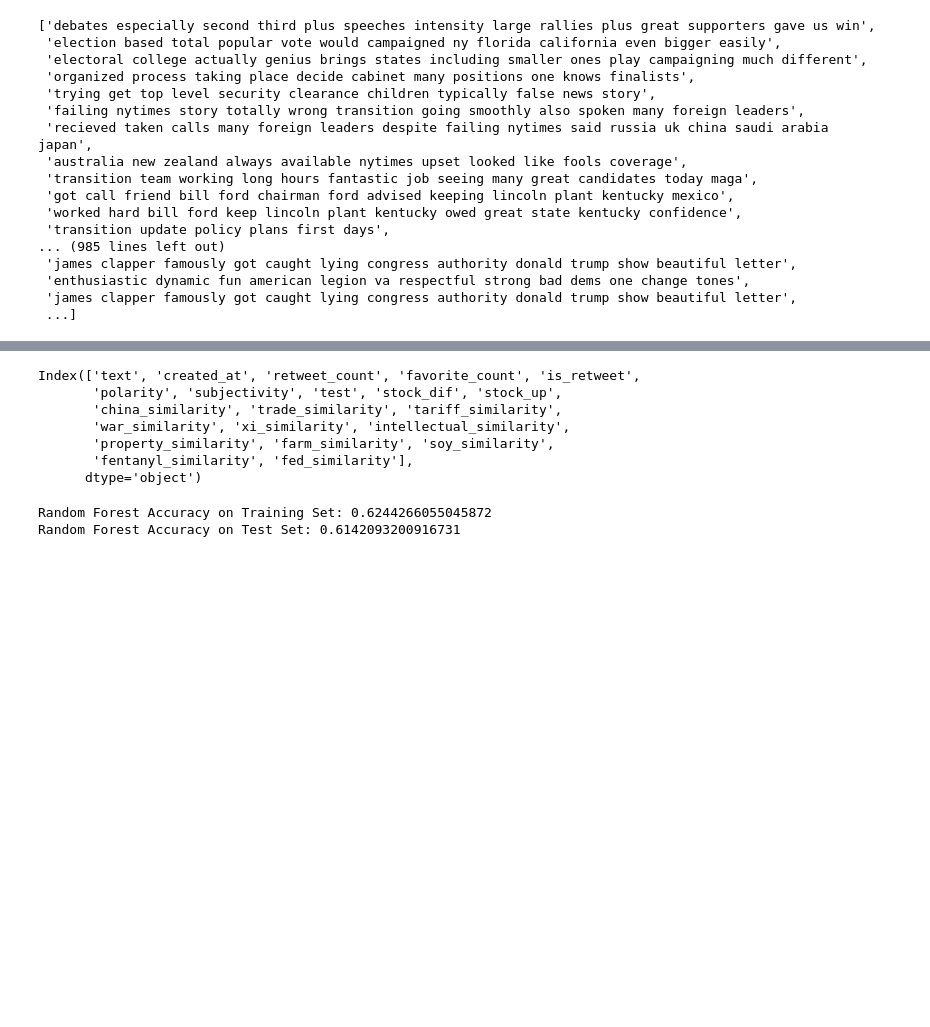
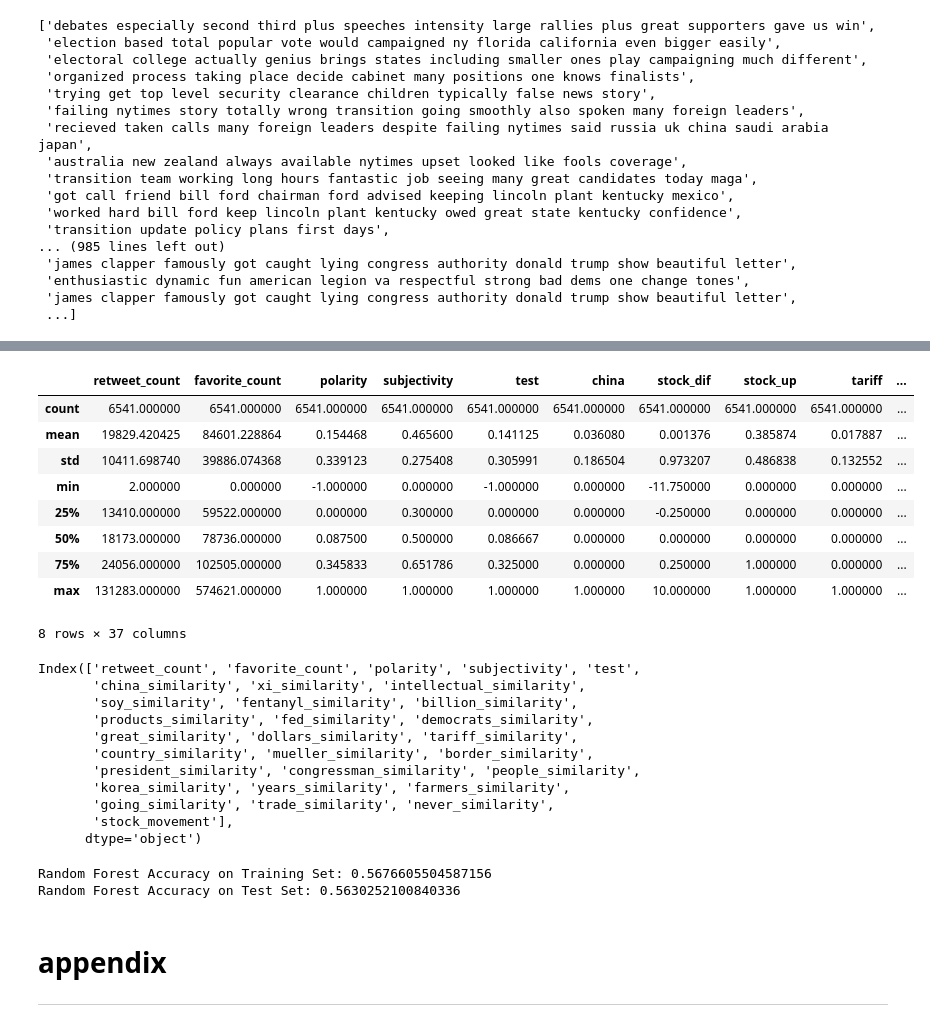
Before and after one commit to blue46jhl/CS109A-Final-Project, a Jupyter notebook: SentimentAnalysis - Victor Update.ipynb, the cells around one changed output, grey strips where cells are left out. Saved outputs shown, nothing was run; the diff lists cells and outputs as text; code cells hidden in the pictures; blank space fills up the shorter version.

Commit message:
similarities, split response variable into 3 categories now

```diff
--- a/SentimentAnalysis - Victor Update.ipynb
+++ b/SentimentAnalysis - Victor Update.ipynb
@@ -831,22 +494,52 @@ for word in words:
+# %%
+tweets_multiclass = checkpoint
+down = np.where(tweets_multiclass.stock_dif < -0.25, -1, 0)
+up = np.where(tweets_multiclass.stock_dif > 0.25, 1, 0)
+tweets_multiclass['stock_movement'] = down + up
+
+tweets_multiclass.describe()
+# %% [output]
+|  | retweet_count | favorite_count | polarity | subjectivity | test | china | stock_dif | stock_up | tariff | ... |
+| count | 6541.000000 | 6541.000000 | 6541.000000 | 6541.000000 | 6541.000000 | 6541.000000 | 6541.000000 | 6541.000000 | 6541.000000 | ... |
+| mean | 19829.420425 | 84601.228864 | 0.154468 | 0.465600 | 0.141125 | 0.036080 | 0.001376 | 0.385874 | 0.017887 | ... |
+| std | 10411.698740 | 39886.074368 | 0.339123 | 0.275408 | 0.305991 | 0.186504 | 0.973207 | 0.486838 | 0.132552 | ... |
+| min | 2.000000 | 0.000000 | -1.000000 | 0.000000 | -1.000000 | 0.000000 | -11.750000 | 0.000000 | 0.000000 | ... |
+| 25% | 13410.000000 | 59522.000000 | 0.000000 | 0.300000 | 0.000000 | 0.000000 | -0.250000 | 0.000000 | 0.000000 | ... |
+| 50% | 18173.000000 | 78736.000000 | 0.087500 | 0.500000 | 0.086667 | 0.000000 | 0.000000 | 0.000000 | 0.000000 | ... |
+| 75% | 24056.000000 | 102505.000000 | 0.345833 | 0.651786 | 0.325000 | 0.000000 | 0.250000 | 1.000000 | 0.000000 | ... |
+| max | 131283.000000 | 574621.000000 | 1.000000 | 1.000000 | 1.000000 | 1.000000 | 10.000000 | 1.000000 | 1.000000 | ... |
+8 rows × 37 columns
 # %%
-tweets_stock_viable.columns
-tweets_stock_viable = tweets_stock_viable.drop(columns=['china', 'tariff', 'farmer', 'trade', 'war'])
-tweets_stock_viable.columns
+tweets_multiclass.columns
+multiclass_df = tweets_multiclass.drop(columns=['china', 'tariff', 'farmer', 'trade', 'war','text', 'stock_dif', 'stock_up', 'is_retweet', 'created_at'], errors='ignore')
+multiclass_df.columns
 # %% [output]
-Index(['text', 'created_at', 'retweet_count', 'favorite_count', 'is_retweet',
-       'polarity', 'subjectivity', 'test', 'stock_dif', 'stock_up',
-       'china_similarity', 'trade_similarity', 'tariff_similarity',
-       'war_similarity', 'xi_similarity', 'intellectual_similarity',
-       'property_similarity', 'farm_similarity', 'soy_similarity',
-       'fentanyl_similarity', 'fed_similarity'],
+Index(['retweet_count', 'favorite_count', 'polarity', 'subjectivity', 'test',
+       'china_similarity', 'xi_similarity', 'intellectual_similarity',
+       'soy_similarity', 'fentanyl_similarity', 'billion_similarity',
+       'products_similarity', 'fed_similarity', 'democrats_similarity',
+       'great_similarity', 'dollars_similarity', 'tariff_similarity',
+       'country_similarity', 'mueller_similarity', 'border_similarity',
+       'president_similarity', 'congressman_similarity', 'people_similarity',
+       'korea_similarity', 'years_similarity', 'farmers_similarity',
+       'going_similarity', 'trade_similarity', 'never_similarity',
+       'stock_movement'],
       dtype='object')
 # %%
+X_train, X_test, y_train, y_test = train_test_split(multiclass_df.loc[:, multiclass_df.columns != 'stock_movement'],
+                                                         multiclass_df.stock_movement, test_size=0.2,
+                                                         random_state = 109,
+                                                         stratify = multiclass_df.stock_movement)
+
 from sklearn.ensemble import RandomForestClassifier
-RFclassifier = RandomForestClassifier(max_depth = 6, n_estimators=55, max_features='sqrt').fit(X_train, y_train)
+RFclassifier = RandomForestClassifier(max_depth = 7, n_estimators=250, max_features='sqrt').fit(X_train, y_train)
 random_forest_train_score = accuracy_score(RFclassifier.predict(X_train), y_train)
 random_forest_test_score = accuracy_score(RFclassifier.predict(X_test), y_test)
 print('Random Forest Accuracy on Training Set:', random_forest_train_score)
 print('Random Forest Accuracy on Test Set:', random_forest_test_score)
 # %% [output]
-Random Forest Accuracy on Training Set: 0.6244266055045872
-Random Forest Accuracy on Test Set: 0.6142093200916731
+Random Forest Accuracy on Training Set: 0.5676605504587156
+Random Forest Accuracy on Test Set: 0.5630252100840336
+# %% [markdown]
+# appendix
+---
```
Also changed, not shown: parts of 40 cells of this notebook.
